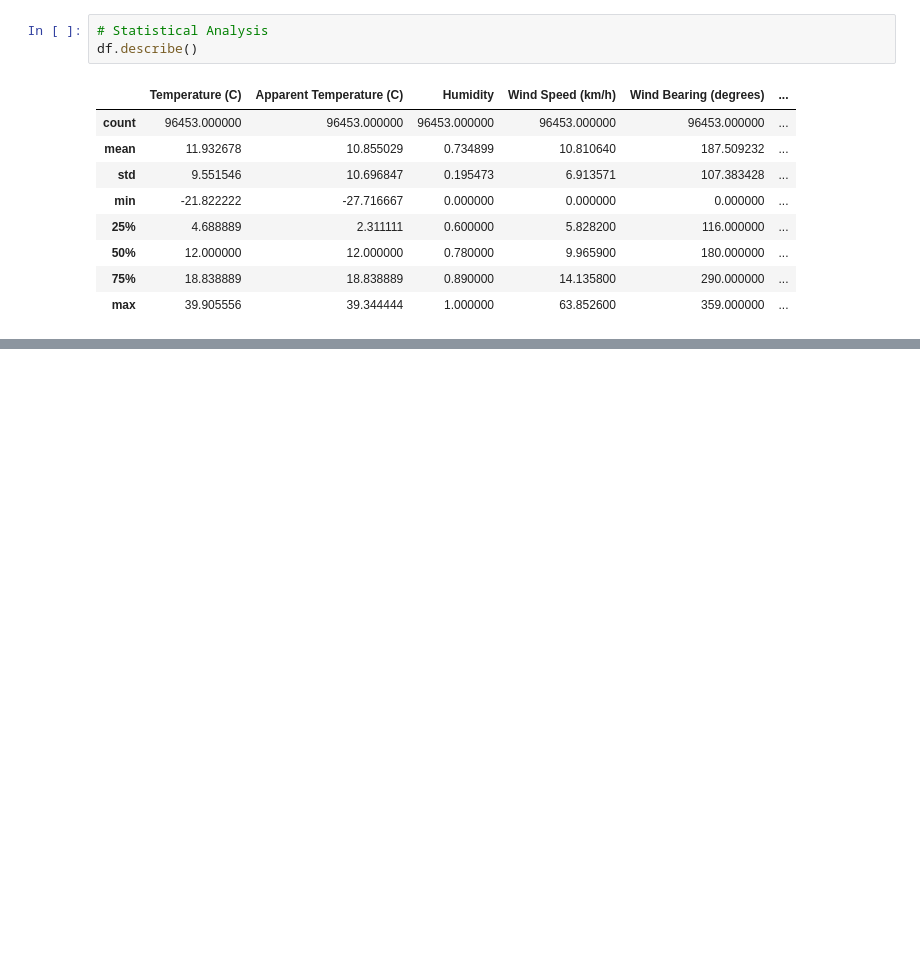
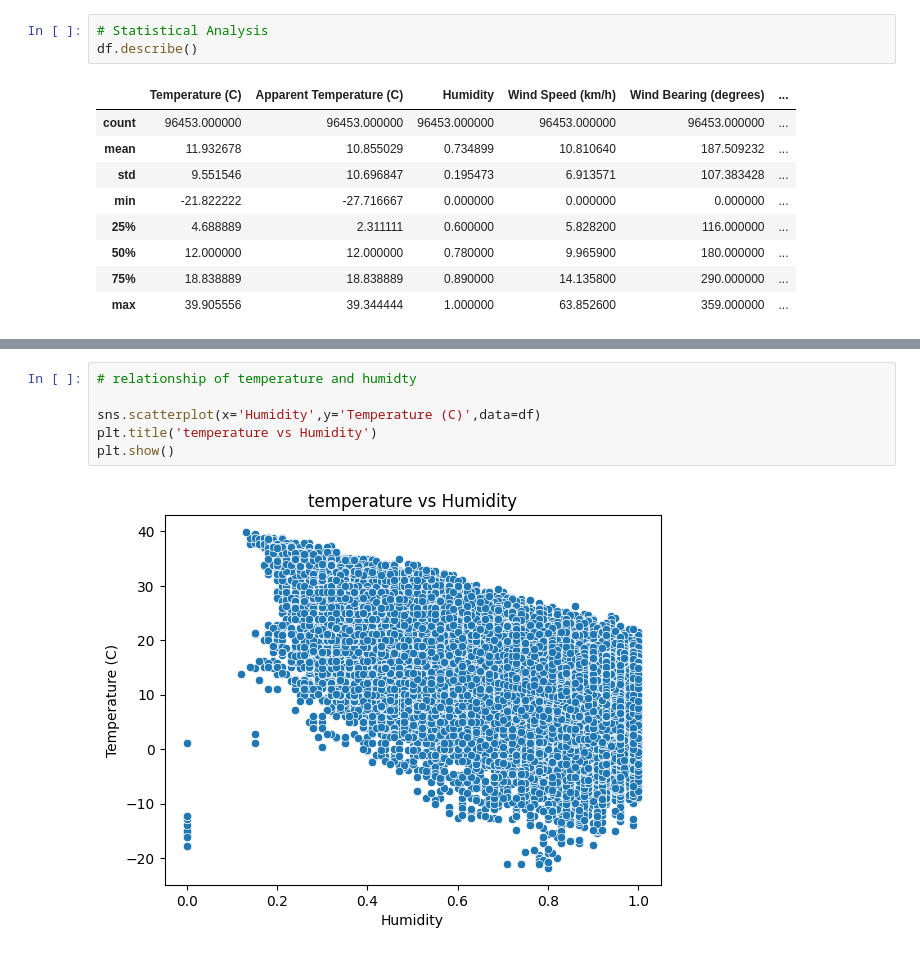
Before and after one commit to nomankhan0347893-web/mentorship-program-devsil, a Jupyter notebook: week_5_pro.ipynb, the cells around one changed output, grey strips where cells are left out. Saved outputs shown, nothing was run; the diff lists cells and outputs as text; blank space fills up the shorter version.

```diff
--- a/week_5_pro.ipynb
+++ b/week_5_pro.ipynb
@@ -218,0 +487,8 @@ df.isnull().sum().sort
+# %%
+# relationship of temperature and humidty
+
+sns.scatterplot(x='Humidity',y='Temperature (C)',data=df)
+plt.title('temperature vs Humidity')
+plt.show()
+# %% [output]
+[figure, added]
```
Also changed, not shown: parts of 56 cells of this notebook.
